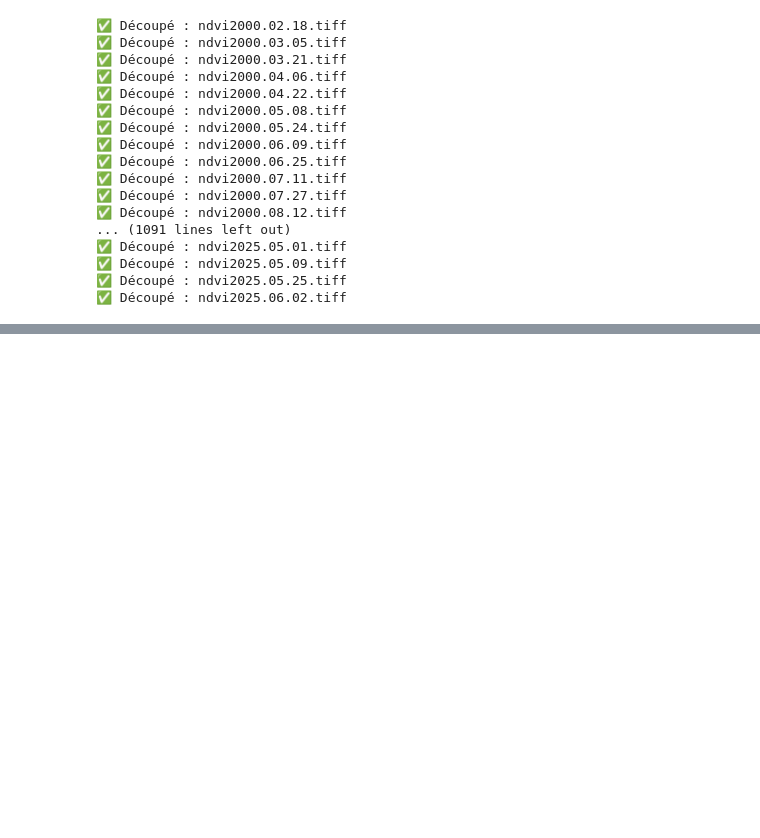
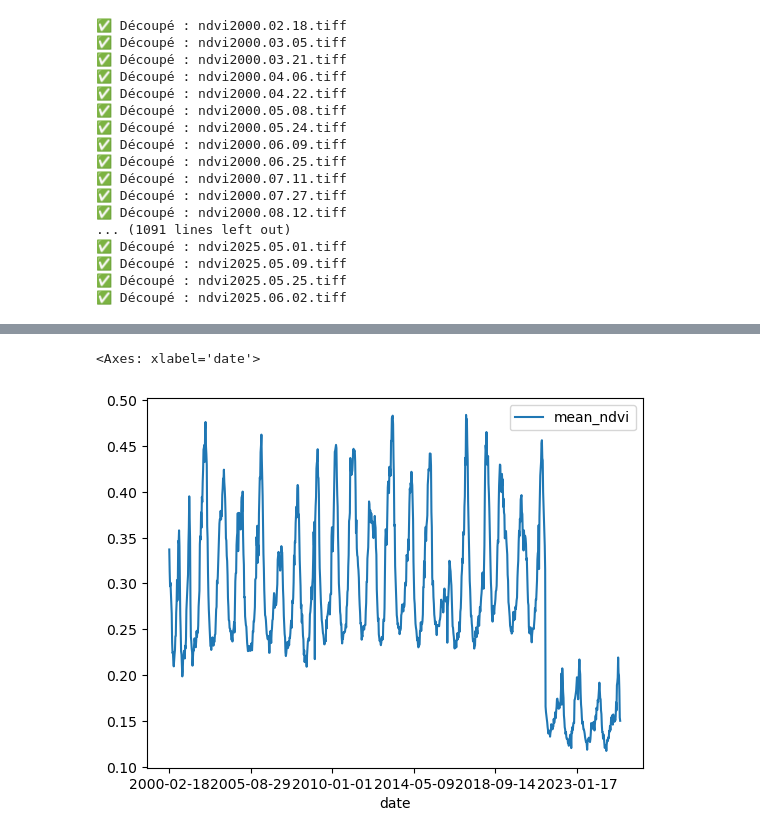
Before and after one commit to adam04-D/Drought-monitoring, a Jupyter notebook: main.ipynb, the cells around one changed output, grey strips where cells are left out. Saved outputs shown, nothing was run; the diff lists cells and outputs as text; code cells hidden in the pictures; blank space fills up the shorter version.

```diff
--- a/main.ipynb
+++ b/main.ipynb
@@ -556,0 +606,3 @@ for filename in sorted(os.listdir(input_folder)):
+# %%
+mean_ndvi_bmk= pd.read_csv("mean_ndvi_bmk.csv")
+mean_spi_bmk = pd.read_csv("mean_spi_bmk.csv")
@@ -556,0 +628,7 @@ for filename in sorted(os.listdir(input_folder)):
+# %%
+mean_ndvi_bmk['mean_ndvi']= mean_ndvi_bmk['mean_ndvi'].dropna()
+# %%
+mean_ndvi_bmk.plot(x="date", y="mean_ndvi")
+# %% [output]
+<Axes: xlabel='date'>
+[figure, added]
```
Also changed, not shown: parts of 31 cells of this notebook, 3 other files.
